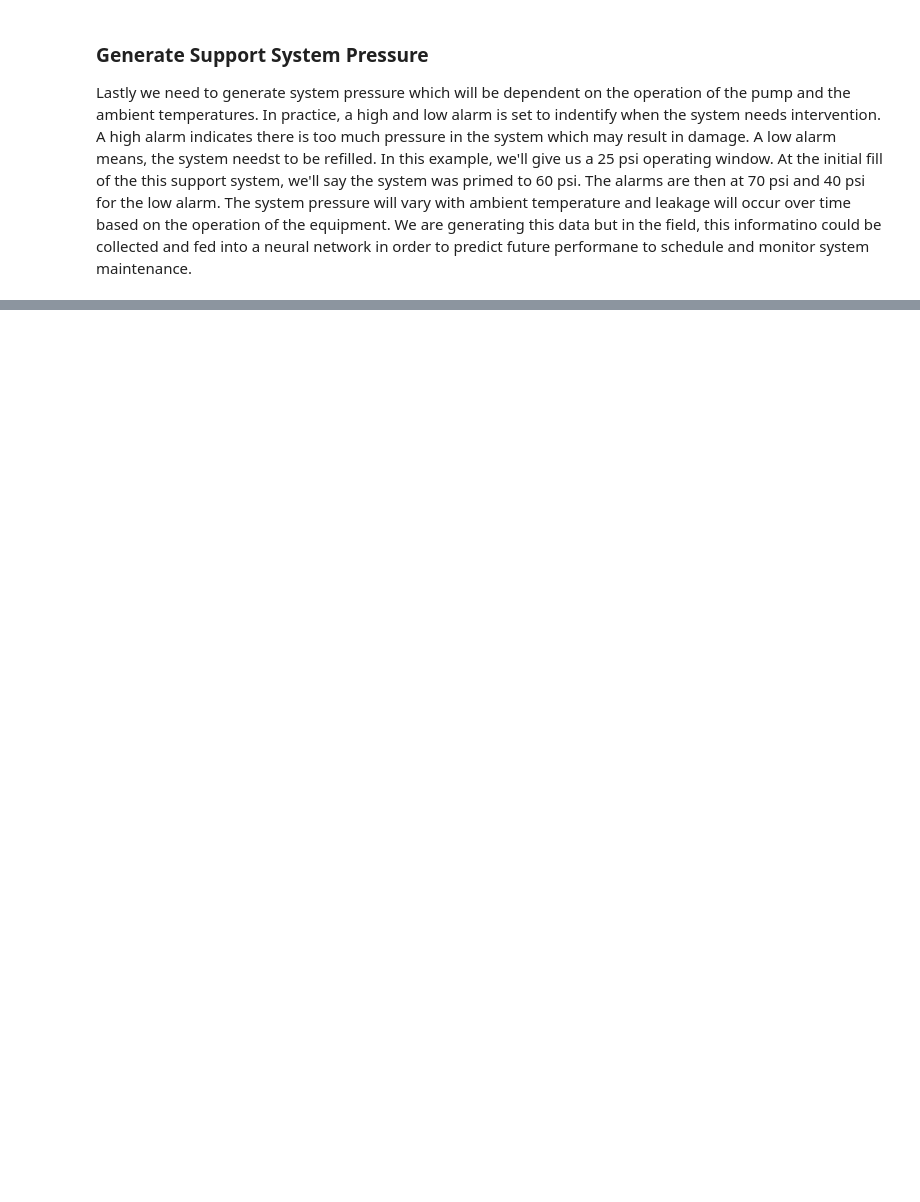
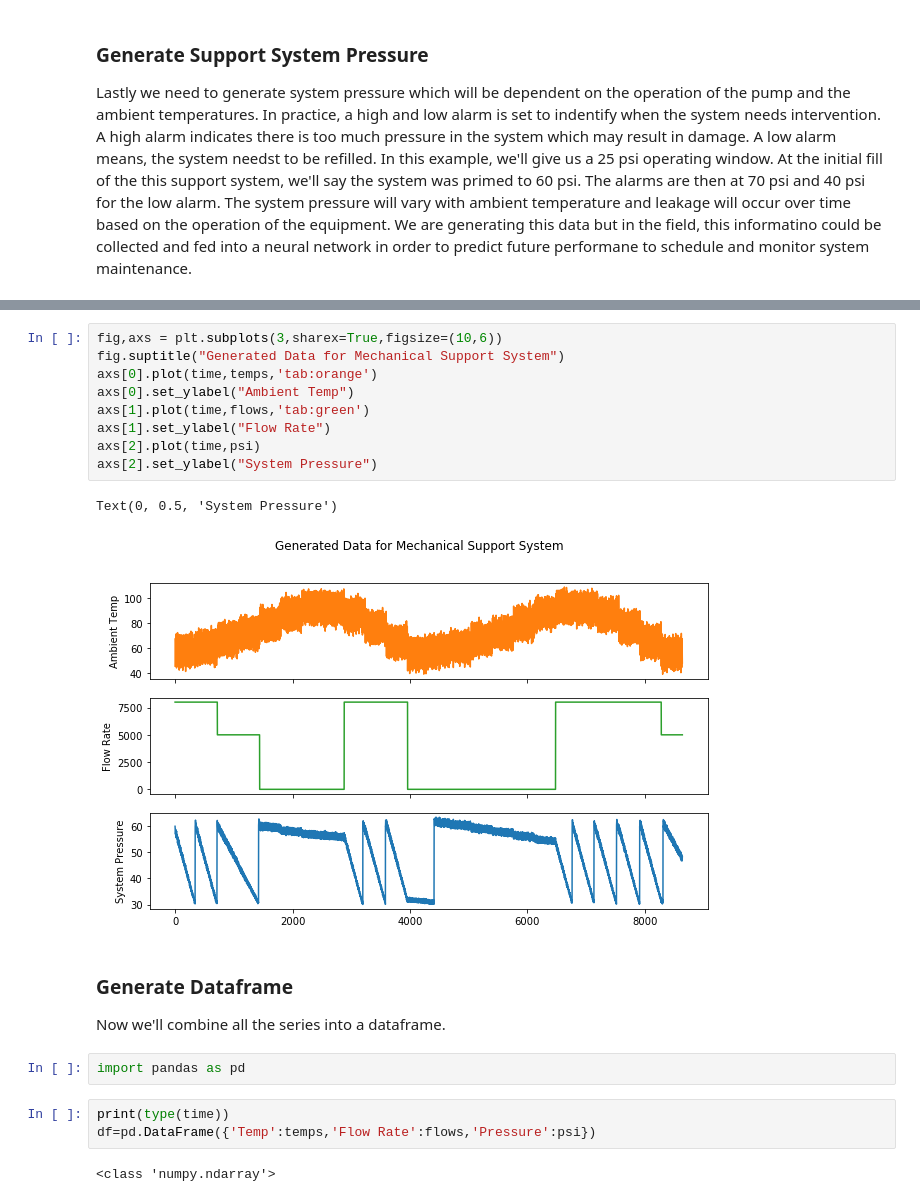
Before and after one commit to Yettimania/rnnMechSystem, a Jupyter notebook: notebooks/1- Mechanical System RNN.ipynb, the cells around one changed output, grey strips where cells are left out. Cells and saved outputs as stored; diff of their text form; blank space fills up the shorter version.

Commit message:
Created dataframe

```diff
--- a/notebooks/1- Mechanical System RNN.ipynb
+++ b/notebooks/1- Mechanical System RNN.ipynb
@@ -156,0 +168,23 @@ Text(0.5, 1.0, 'System Pressure over 5 Days')
+# %%
+fig,axs = plt.subplots(3,sharex=True,figsize=(10,6))
+fig.suptitle("Generated Data for Mechanical Support System")
+axs[0].plot(time,temps,'tab:orange')
+axs[0].set_ylabel("Ambient Temp")
+axs[1].plot(time,flows,'tab:green')
+axs[1].set_ylabel("Flow Rate")
+axs[2].plot(time,psi)
+axs[2].set_ylabel("System Pressure")
+# %% [output]
+Text(0, 0.5, 'System Pressure')
+[figure, added]
+# %% [markdown]
+### Generate Dataframe
+
+Now we'll combine all the series into a dataframe.
+# %%
+import pandas as pd
+# %%
+print(type(time))
+df=pd.DataFrame({'Temp':temps,'Flow Rate':flows,'Pressure':psi})
+# %% [output]
+<class 'numpy.ndarray'>
```
Also changed, not shown: parts of 9 cells of this notebook.
